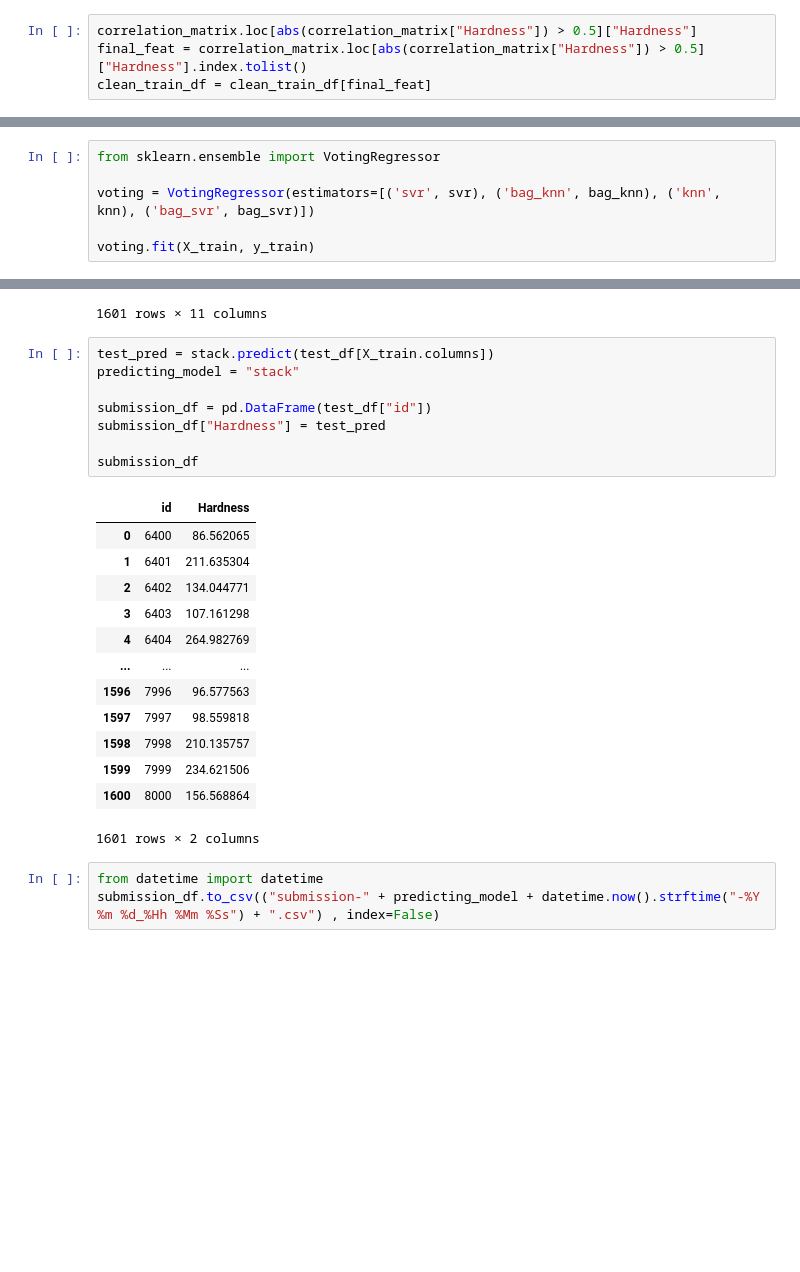
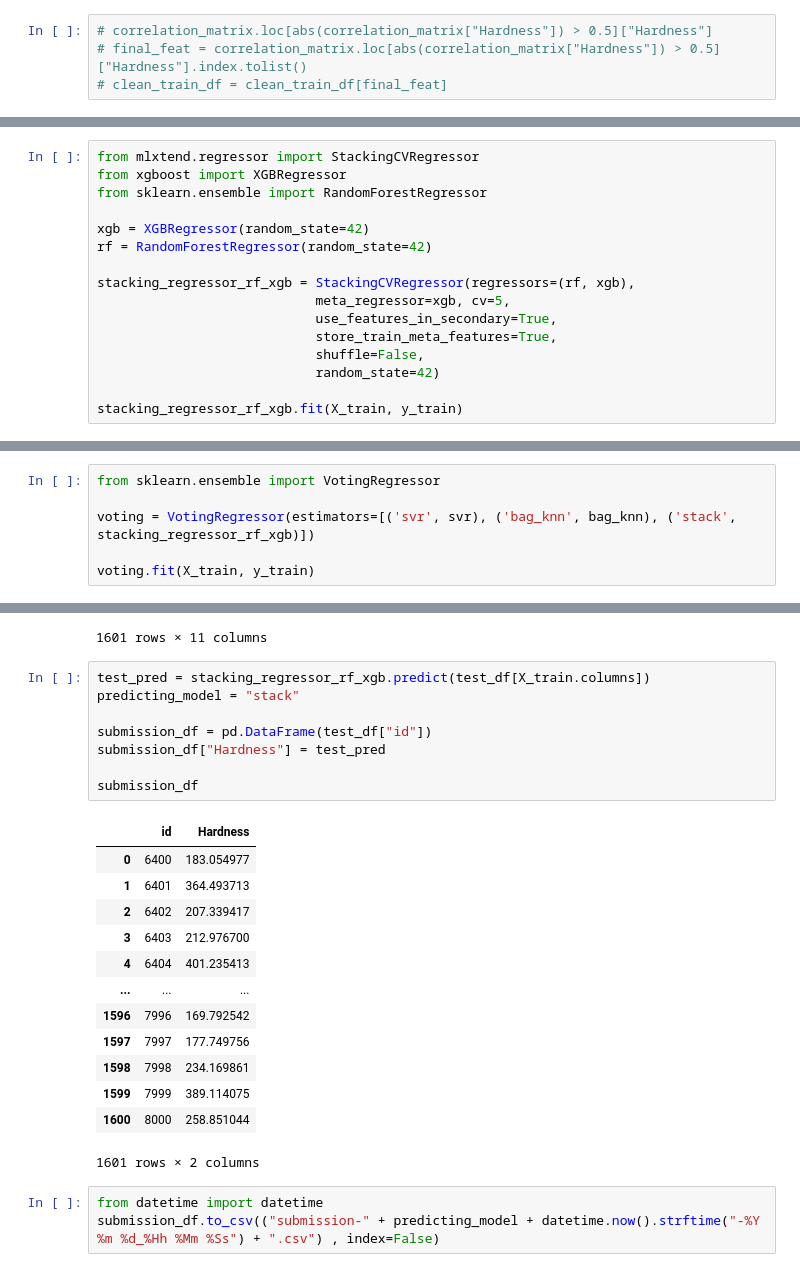
Before and after one commit to evelynnn04/CompfestDSA, a Jupyter notebook: MED_CompfestDSA_new.ipynb, the cells around one changed output, grey strips where cells are left out. Cells and saved outputs as stored; diff of their text form; blank space fills up the shorter version.

```diff
--- a/MED_CompfestDSA_new.ipynb
+++ b/MED_CompfestDSA_new.ipynb
@@ -170,9 +170,9 @@ plt.show()
 # %% [output]
 [figure]
 # %%
-correlation_matrix.loc[abs(correlation_matrix["Hardness"]) > 0.5]["Hardness"]
-final_feat = correlation_matrix.loc[abs(correlation_matrix["Hardness"]) > 0.5]["Hardness"].index.tolist()
-clean_train_df = clean_train_df[final_feat]
+# correlation_matrix.loc[abs(correlation_matrix["Hardness"]) > 0.5]["Hardness"]
+# final_feat = correlation_matrix.loc[abs(correlation_matrix["Hardness"]) > 0.5]["Hardness"].index.tolist()
+# clean_train_df = clean_train_df[final_feat]
 # %%
 clean_train_df.describe()
 # %% [output]
@@ -298,3 +298,19 @@ StackingCVRegressor(meta_regressor=SVR(), random_state=42,
                                                  random_state=42)),
                     shuffle=False, store_train_meta_features=True,
                     use_features_in_secondary=True)
+# %%
+from mlxtend.regressor import StackingCVRegressor
+from xgboost import XGBRegressor
+from sklearn.ensemble import RandomForestRegressor
+
+xgb = XGBRegressor(random_state=42)
+rf = RandomForestRegressor(random_state=42)
+
+stacking_regressor_rf_xgb = StackingCVRegressor(regressors=(rf, xgb),
+                            meta_regressor=xgb, cv=5,
+                            use_features_in_secondary=True,
+                            store_train_meta_features=True,
+                            shuffle=False,
+                            random_state=42)
+
+stacking_regressor_rf_xgb.fit(X_train, y_train)
@@ -301,7 +335,7 @@ StackingCVRegressor(meta_regressor=SVR(), random_state=42,
 # %%
 from sklearn.ensemble import VotingRegressor
 
-voting = VotingRegressor(estimators=[('svr', svr), ('bag_knn', bag_knn), ('knn', knn), ('bag_svr', bag_svr)])
+voting = VotingRegressor(estimators=[('svr', svr), ('bag_knn', bag_knn), ('stack', stacking_regressor_rf_xgb)])
 
 voting.fit(X_train, y_train)
 # %% [output]
@@ -423,26 +375,26 @@ test_df
 | 1600 | 8000 | 190.0 | 13.0 | 9.3 | 0.150 | 30.00 | 0.560 | 11.0 | ... |
 1601 rows × 11 columns
 # %%
-test_pred = stack.predict(test_df[X_train.columns])
+test_pred = stacking_regressor_rf_xgb.predict(test_df[X_train.columns])
 predicting_model = "stack"
 
 submission_df = pd.DataFrame(test_df["id"])
 submission_df["Hardness"] = test_pred
 
 submission_df
 # %% [output]
 |  | id | Hardness |
-| 0 | 6400 | 86.562065 |
-| 1 | 6401 | 211.635304 |
-| 2 | 6402 | 134.044771 |
-| 3 | 6403 | 107.161298 |
-| 4 | 6404 | 264.982769 |
+| 0 | 6400 | 183.054977 |
+| 1 | 6401 | 364.493713 |
+| 2 | 6402 | 207.339417 |
+| 3 | 6403 | 212.976700 |
+| 4 | 6404 | 401.235413 |
 | ... | ... | ... |
-| 1596 | 7996 | 96.577563 |
-| 1597 | 7997 | 98.559818 |
-| 1598 | 7998 | 210.135757 |
-| 1599 | 7999 | 234.621506 |
-| 1600 | 8000 | 156.568864 |
+| 1596 | 7996 | 169.792542 |
+| 1597 | 7997 | 177.749756 |
+| 1598 | 7998 | 234.169861 |
+| 1599 | 7999 | 389.114075 |
+| 1600 | 8000 | 258.851044 |
 1601 rows × 2 columns
 # %%
 from datetime import datetime
```
Also changed, not shown: parts of 10 cells of this notebook, 12 other files.
